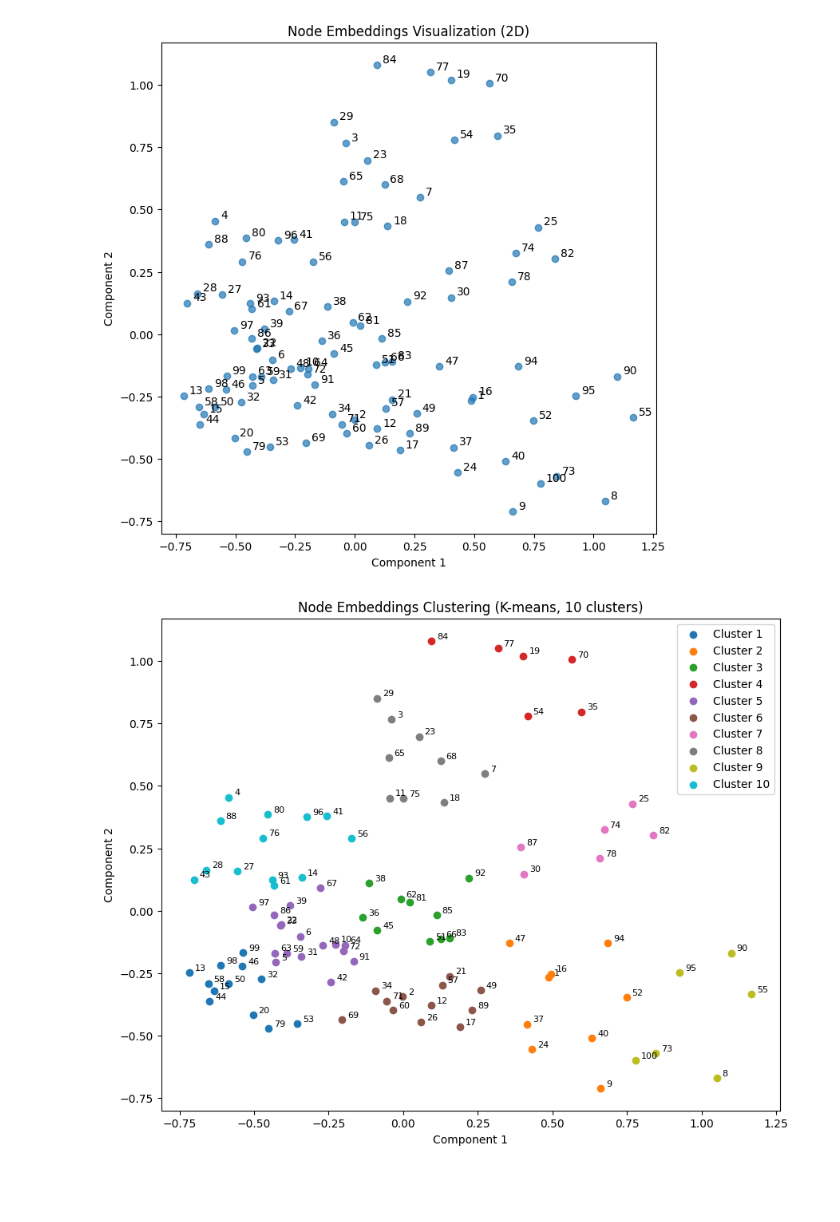
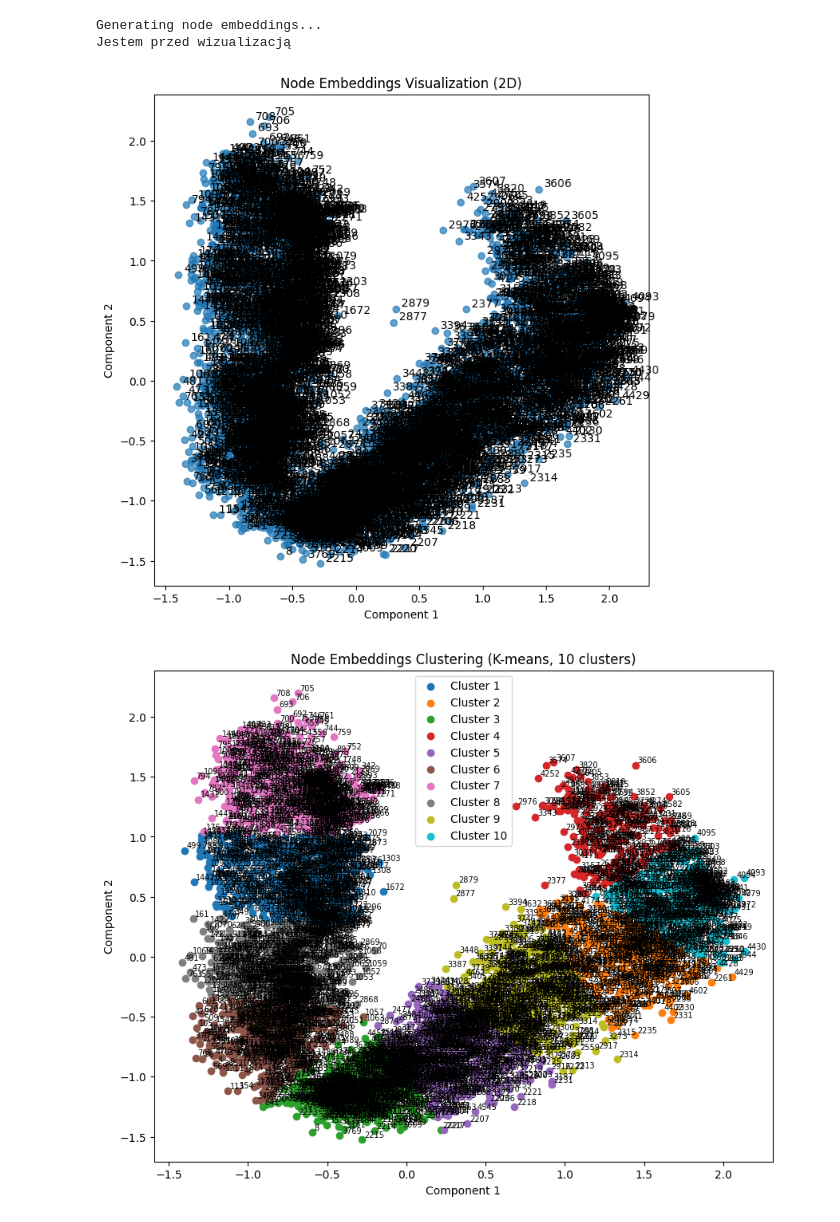
Before and after one commit to jakubbanach/LogicFormulas, a Jupyter notebook: embeddings v2.0.ipynb, the cells around one changed output. Cells and saved outputs as stored; diff of their text form; code cells hidden in the pictures; blank space fills up the shorter version.

Commit message:
first dimacs visualization

```diff
--- a/embeddings v2.0.ipynb
+++ b/embeddings v2.0.ipynb
@@ -91,23 +93,19 @@ def cluster_and_visualize_node_embeddings(model, graph, num_clusters=3):
     node_ids = list(graph.nodes)
     node_embeddings = [model.wv[str(node_id)] for node_id in node_ids]
 
-    # Redukcja wymiarów za pomocą PCA przed K-means
     pca = PCA(n_components=2)
     embeddings_2d = pca.fit_transform(node_embeddings)
 
-    # K-means clustering
     kmeans = KMeans(n_clusters=num_clusters, random_state=42)
     cluster_labels = kmeans.fit_predict(embeddings_2d)
 
-    # Wizualizacja wyników klastrowania
     plt.figure(figsize=(10, 8))
     for i in range(num_clusters):
-        cluster_points = embeddings_2d[cluster_labels == i]
-        plt.scatter(cluster_points[:, 0], cluster_points[:, 1], label=f'Cluster {i+1}')
+        cluster_points = embeddings_2d[cluster_labels == i] # Pobranie punktów należących do danego klastra
+        plt.scatter(cluster_points[:, 0], cluster_points[:, 1], label=f'Cluster {i+1}') # Dodanie punktów do wykresu dla danego klastra
 
-    # Dodanie etykiet węzłów
-    for i, txt in enumerate(node_ids):
-        plt.annotate(txt, (embeddings_2d[i, 0], embeddings_2d[i, 1]), xytext=(5, 2), textcoords='offset points', fontsize=8)
+    for i, txt in enumerate(node_ids):  # Dodanie etykiet do punktów na wykresie
+        plt.annotate(txt, (embeddings_2d[i, 0], embeddings_2d[i, 1]), xytext=(2, 2), textcoords='offset points', fontsize=7)
 
     plt.title(f'Node Embeddings Clustering (K-means, {num_clusters} clusters)')
     plt.xlabel('Component 1')
@@ -115,7 +113,9 @@ def cluster_and_visualize_node_embeddings(model, graph, num_clusters=3):
     plt.legend()
     plt.show()
 # %%
-nazwa = "DIMACS_files/turbo_easy/example_2.cnf"
+# nazwa = "DIMACS_files/turbo_easy/example_2.cnf"
+nazwa = "DIMACS_files/medium/unsat/Analiza1-AProVE07-08.cnf"
+
 
 num_vars, clauses = read_dimacs_cnf(nazwa)
 G = adding_to_graph(clauses)
@@ -123,17 +123,18 @@ print(num_vars)
 # print(clauses.shape)
 # visualize_graph(G)
 node_embeddings_model = generate_node_embeddings(G)
-valMAX=0
-nodeMax = 0
-diff_node = 0
-for node in node_embeddings_model.wv.index_to_key:
-    node_sim = node_embeddings_model.wv.most_similar(str(node))[0][0]
-    val = node_embeddings_model.wv.most_similar(str(node))[0][1]
-    # print(node, node_sim, val)
-    if val > valMAX:
-        valMAX = val
-        nodeMax = node_sim
-        diff_node = node
+# valMAX=0
+# nodeMax = 0
+# diff_node = 0
+# for node in node_embeddings_model.wv.index_to_key:
+#     node_sim = node_embeddings_model.wv.most_similar(str(node))[0][0]
+#     val = node_embeddings_model.wv.most_similar(str(node))[0][1]
+#     # print(node, node_sim, val)
+#     if val > valMAX:
+#         valMAX = val
+#         nodeMax = node_sim
+#         diff_node = node
+print("Jestem przed wizualizacją")
 # print(node_embeddings_model.wv.most_similar('77'))
 # print(diff_node, nodeMax, valMAX)
 visualize_node_embeddings(node_embeddings_model)
@@ -144,2 +145,4 @@ cluster_and_visualize_node_embeddings(node_embeddings_model, G, num_clusters=10)
+Generating node embeddings...
+Jestem przed wizualizacją
-[figure, old version]
+[figure, new version]
-[figure, old version]
+[figure, new version]
```
Also changed, not shown: parts of 3 cells of this notebook, 2 other files.
